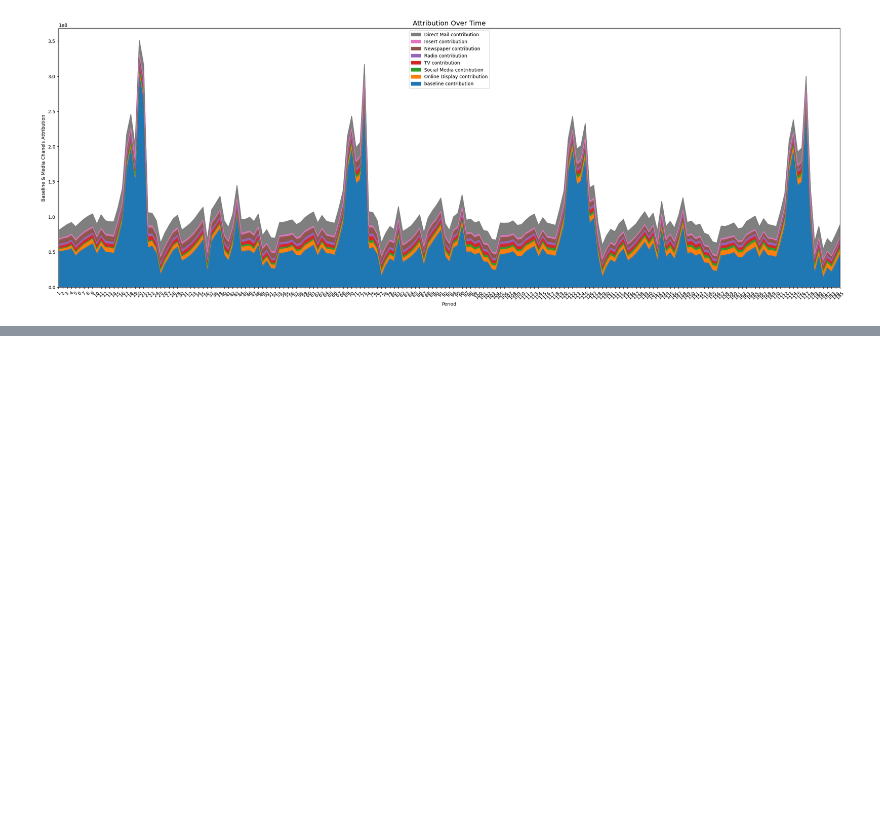
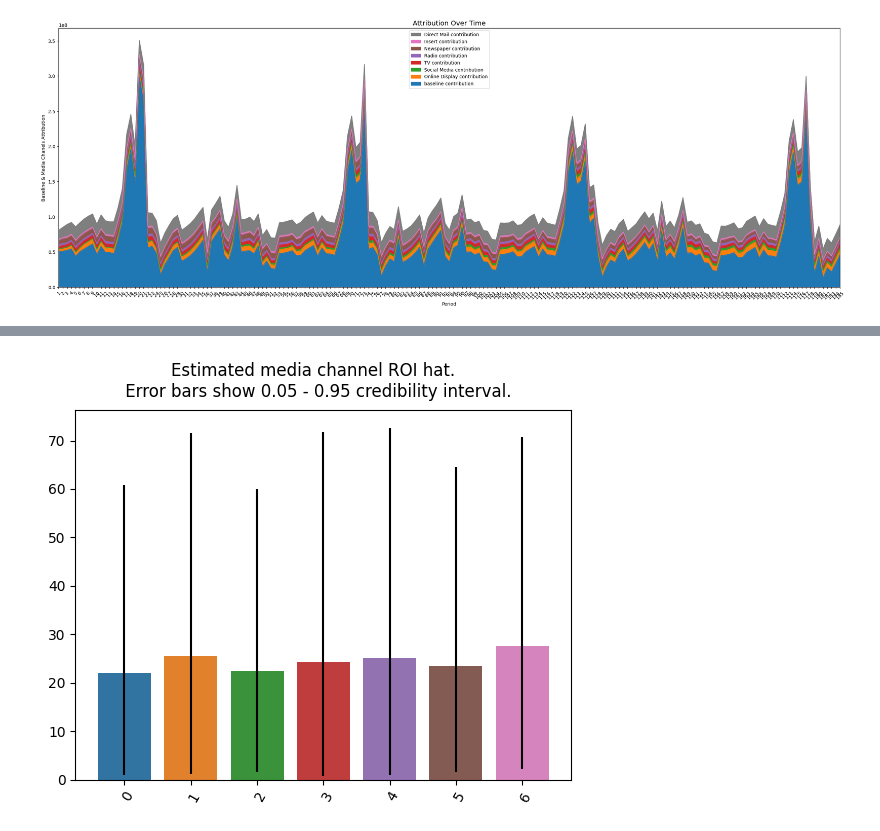
Before and after one commit to akg-23/MMMmodeling, a Jupyter notebook: MLnotebookMMMmodeling.ipynb, the cells around one changed output, grey strips where cells are left out. Drawn from its saved outputs; the diff is of its cells as text; code cells hidden in the pictures; blank space fills up the shorter version.

```diff
--- a/MLnotebookMMMmodeling.ipynb
+++ b/MLnotebookMMMmodeling.ipynb
@@ -211,0 +222,4 @@ NameError: ignored
+# %%
+plot.plot_bars_media_metrics(metric=roi_hat, metric_name="ROI hat")
+# %% [output]
+[figure, added]
```
Also changed, not shown: parts of 12 cells of this notebook.
